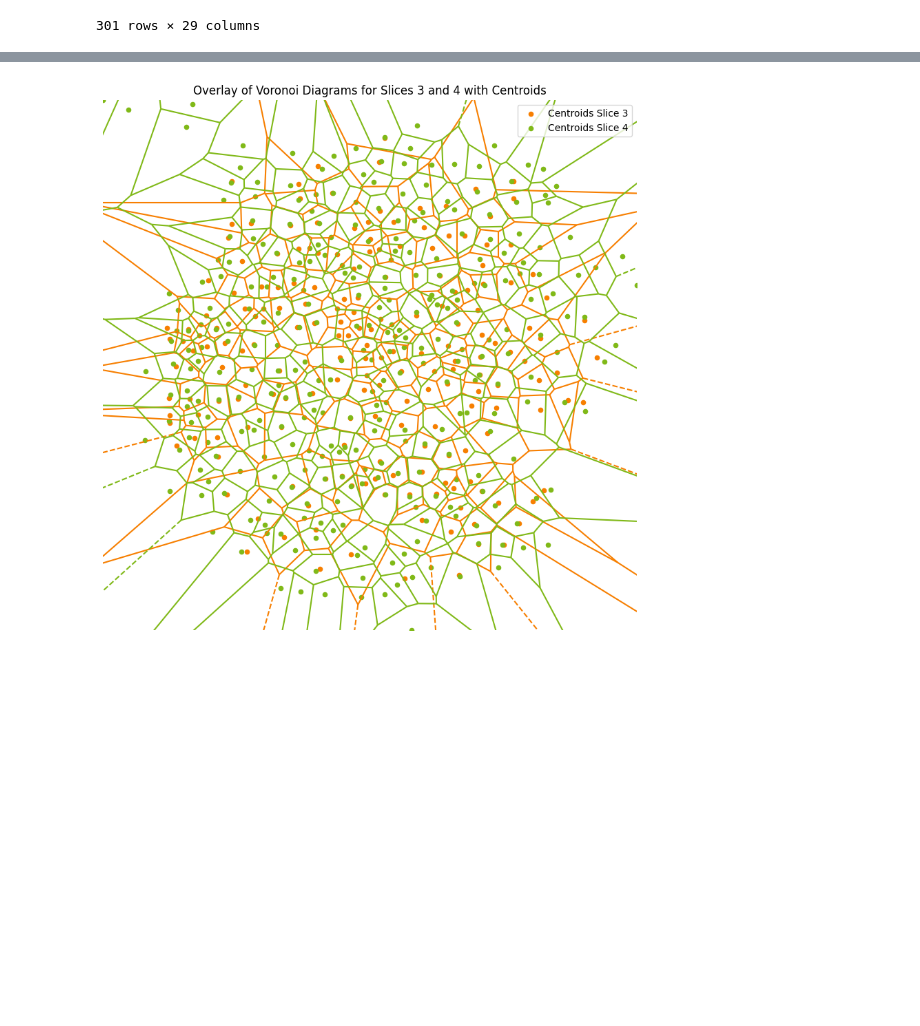
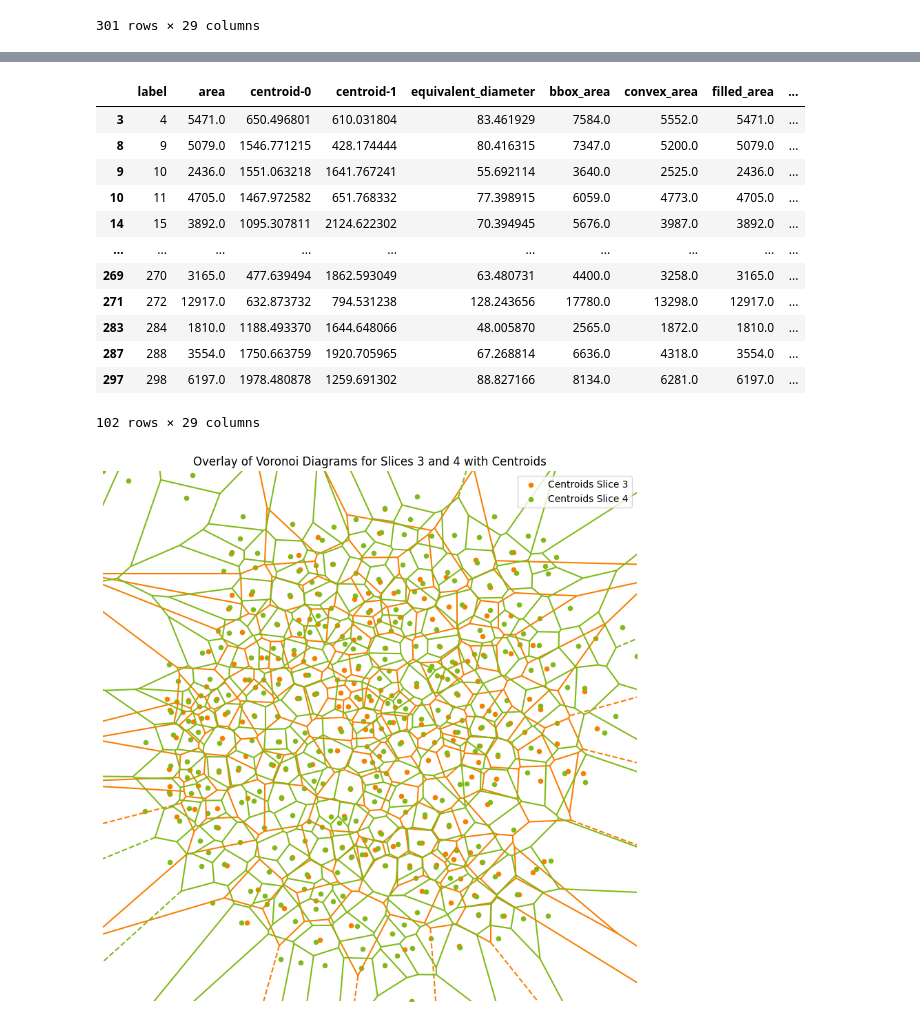
Before and after one commit to JeroFotinos/experimental_image_analysis, a Jupyter notebook: slice_3_vs_4.ipynb, the cells around one changed output, grey strips where cells are left out. Drawn from its saved outputs; the diff is of its cells as text; code cells hidden in the pictures; blank space fills up the shorter version.

```diff
--- a/slice_3_vs_4.ipynb
+++ b/slice_3_vs_4.ipynb
@@ -106,3 +125,19 @@ df_slice_4
+# %%
+df_slice_4.loc[df_slice_4['filtered_GMM_stemness'] == 1]
+# %% [output]
+|  | label | area | centroid-0 | centroid-1 | equivalent_diameter | bbox_area | convex_area | filled_area | ... |
+| 3 | 4 | 5471.0 | 650.496801 | 610.031804 | 83.461929 | 7584.0 | 5552.0 | 5471.0 | ... |
+| 8 | 9 | 5079.0 | 1546.771215 | 428.174444 | 80.416315 | 7347.0 | 5200.0 | 5079.0 | ... |
+| 9 | 10 | 2436.0 | 1551.063218 | 1641.767241 | 55.692114 | 3640.0 | 2525.0 | 2436.0 | ... |
+| 10 | 11 | 4705.0 | 1467.972582 | 651.768332 | 77.398915 | 6059.0 | 4773.0 | 4705.0 | ... |
+| 14 | 15 | 3892.0 | 1095.307811 | 2124.622302 | 70.394945 | 5676.0 | 3987.0 | 3892.0 | ... |
+| ... | ... | ... | ... | ... | ... | ... | ... | ... | ... |
+| 269 | 270 | 3165.0 | 477.639494 | 1862.593049 | 63.480731 | 4400.0 | 3258.0 | 3165.0 | ... |
+| 271 | 272 | 12917.0 | 632.873732 | 794.531238 | 128.243656 | 17780.0 | 13298.0 | 12917.0 | ... |
+| 283 | 284 | 1810.0 | 1188.493370 | 1644.648066 | 48.005870 | 2565.0 | 1872.0 | 1810.0 | ... |
+| 287 | 288 | 3554.0 | 1750.663759 | 1920.705965 | 67.268814 | 6636.0 | 4318.0 | 3554.0 | ... |
+| 297 | 298 | 6197.0 | 1978.480878 | 1259.691302 | 88.827166 | 8134.0 | 6281.0 | 6197.0 | ... |
+102 rows × 29 columns
 # %%
 
 # Convert centroids to integer coordinates for seeding
```
Also changed, not shown: parts of 4 cells of this notebook, 6 other files.
